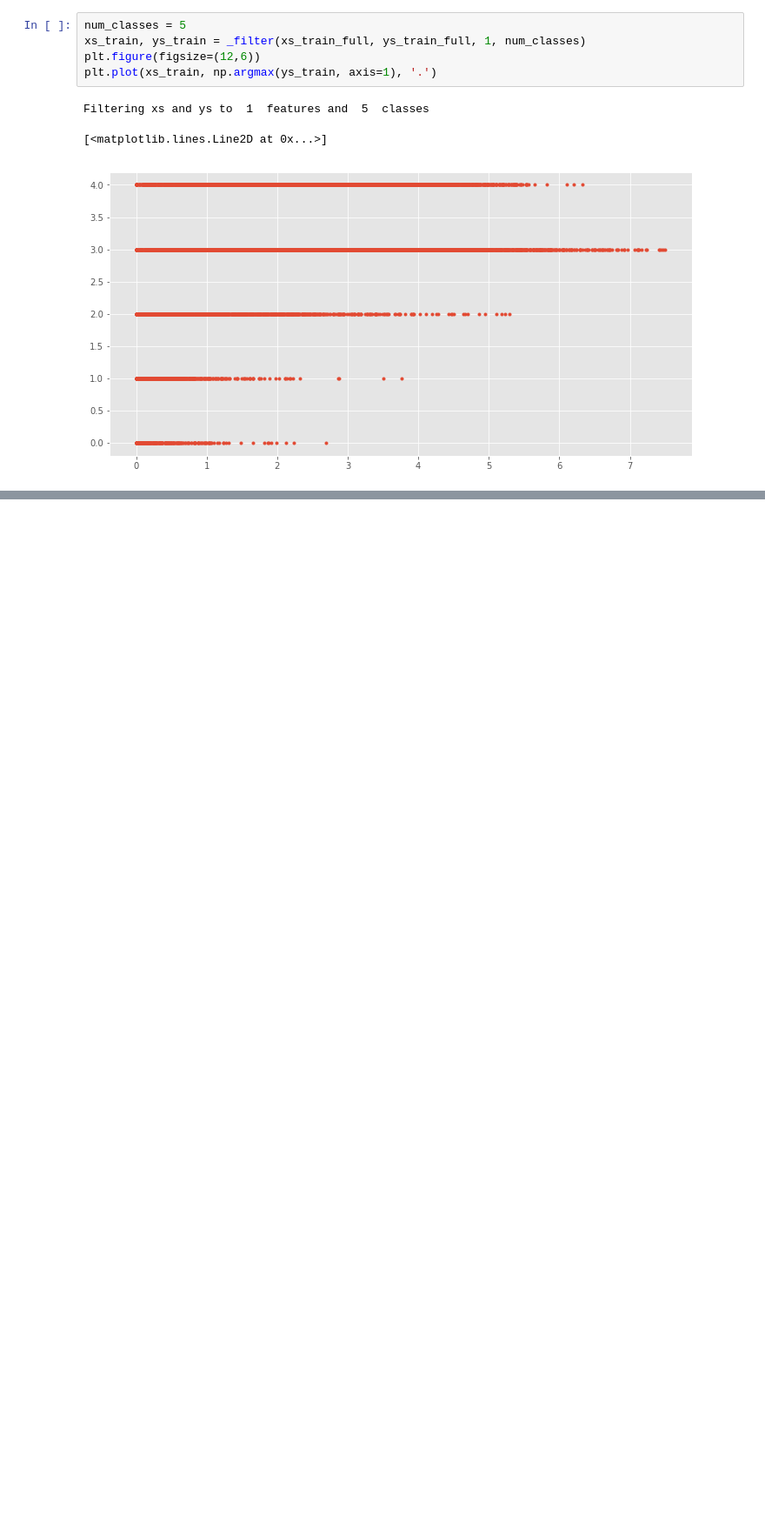
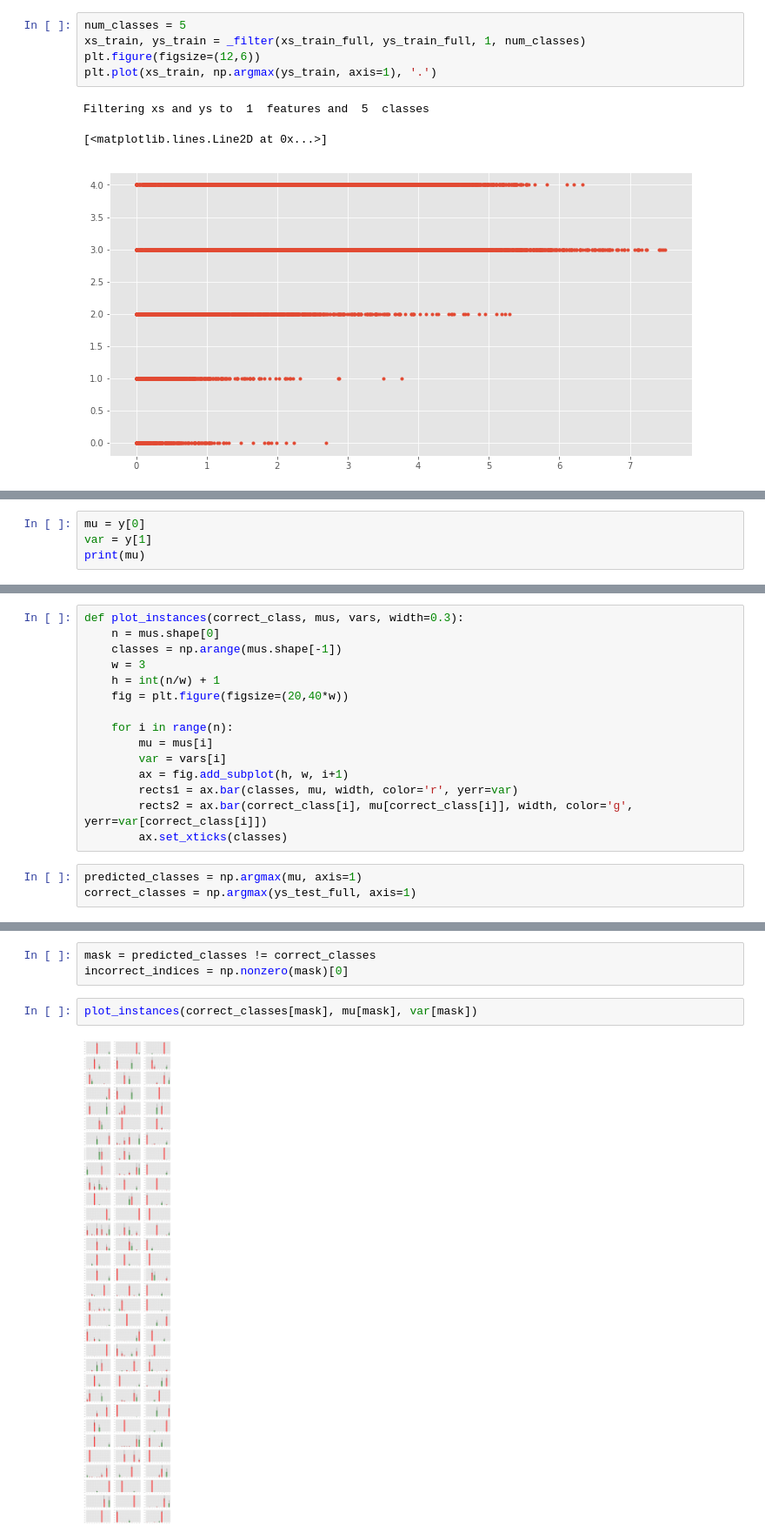
Before and after one commit to flyingsilverfin/CNN_GP_MNIST, a Jupyter notebook: src/GPFlow_testing.ipynb, the cells around one changed output, grey strips where cells are left out. Shown: that part at 87% size. Saved outputs shown, nothing was run; the diff lists cells and outputs as text; blank space fills up the shorter version.

```diff
--- a/src/GPFlow_testing.ipynb
+++ b/src/GPFlow_testing.ipynb
@@ -175,0 +217,4 @@ m2.kern.as_pandas_table()
+# %%
+mu = y[0]
+var = y[1]
+print(mu)
@@ -175,0 +242,18 @@ m2.kern.as_pandas_table()
+# %%
+def plot_instances(correct_class, mus, vars, width=0.3):
+    n = mus.shape[0]
+    classes = np.arange(mus.shape[-1])
+    w = 3
+    h = int(n/w) + 1
+    fig = plt.figure(figsize=(20,40*w))
+
+    for i in range(n):
+        mu = mus[i]
+        var = vars[i]
+        ax = fig.add_subplot(h, w, i+1)
+        rects1 = ax.bar(classes, mu, width, color='r', yerr=var)
+        rects2 = ax.bar(correct_class[i], mu[correct_class[i]], width, color='g', yerr=var[correct_class[i]])
+        ax.set_xticks(classes)
+# %%
+predicted_classes = np.argmax(mu, axis=1)
+correct_classes = np.argmax(ys_test_full, axis=1)
@@ -175,0 +266,7 @@ m2.kern.as_pandas_table()
+# %%
+mask = predicted_classes != correct_classes
+incorrect_indices = np.nonzero(mask)[0]
+# %%
+plot_instances(correct_classes[mask], mu[mask], var[mask])
+# %% [output]
+[figure, added]
```
Also changed, not shown: parts of 26 cells of this notebook, 2 other files.
